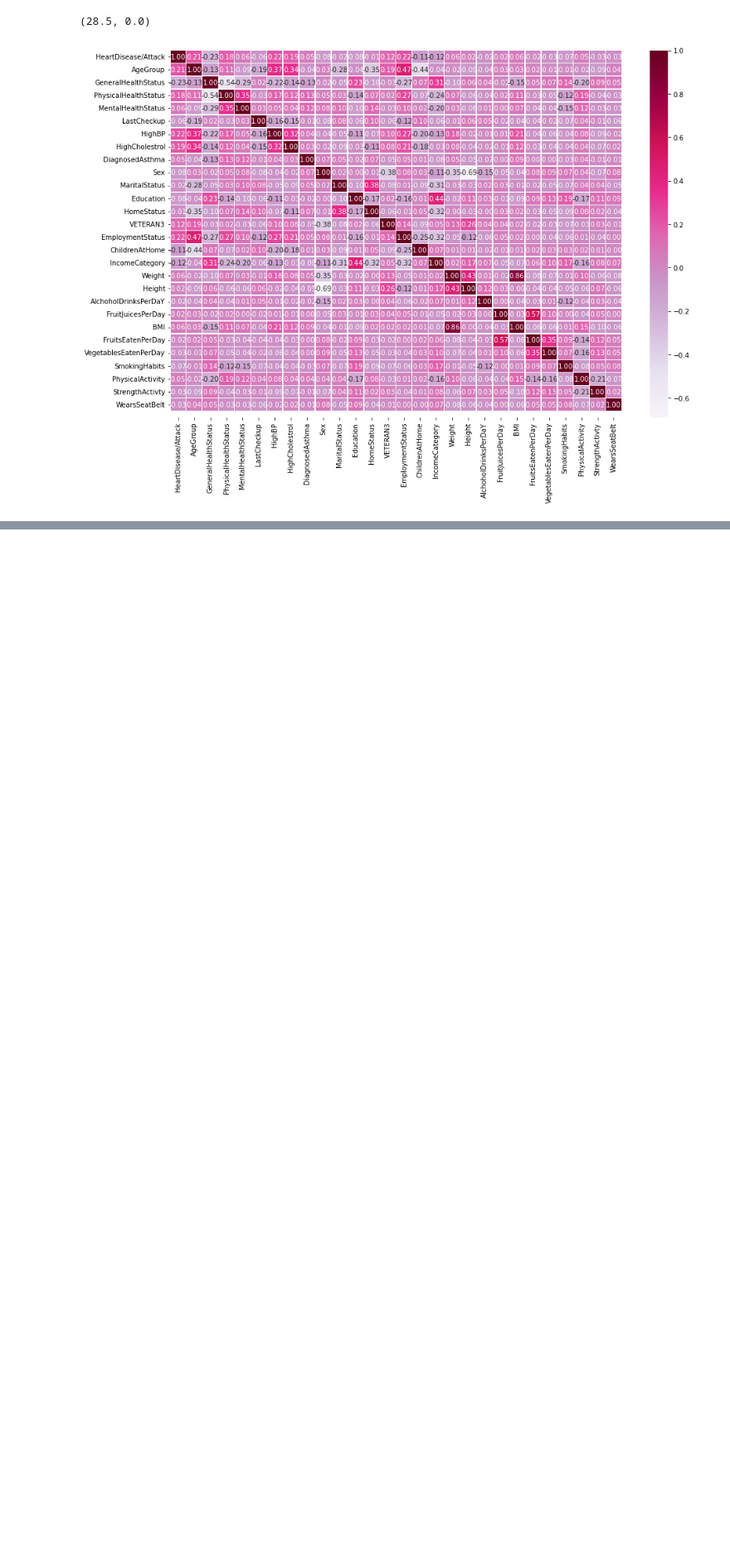
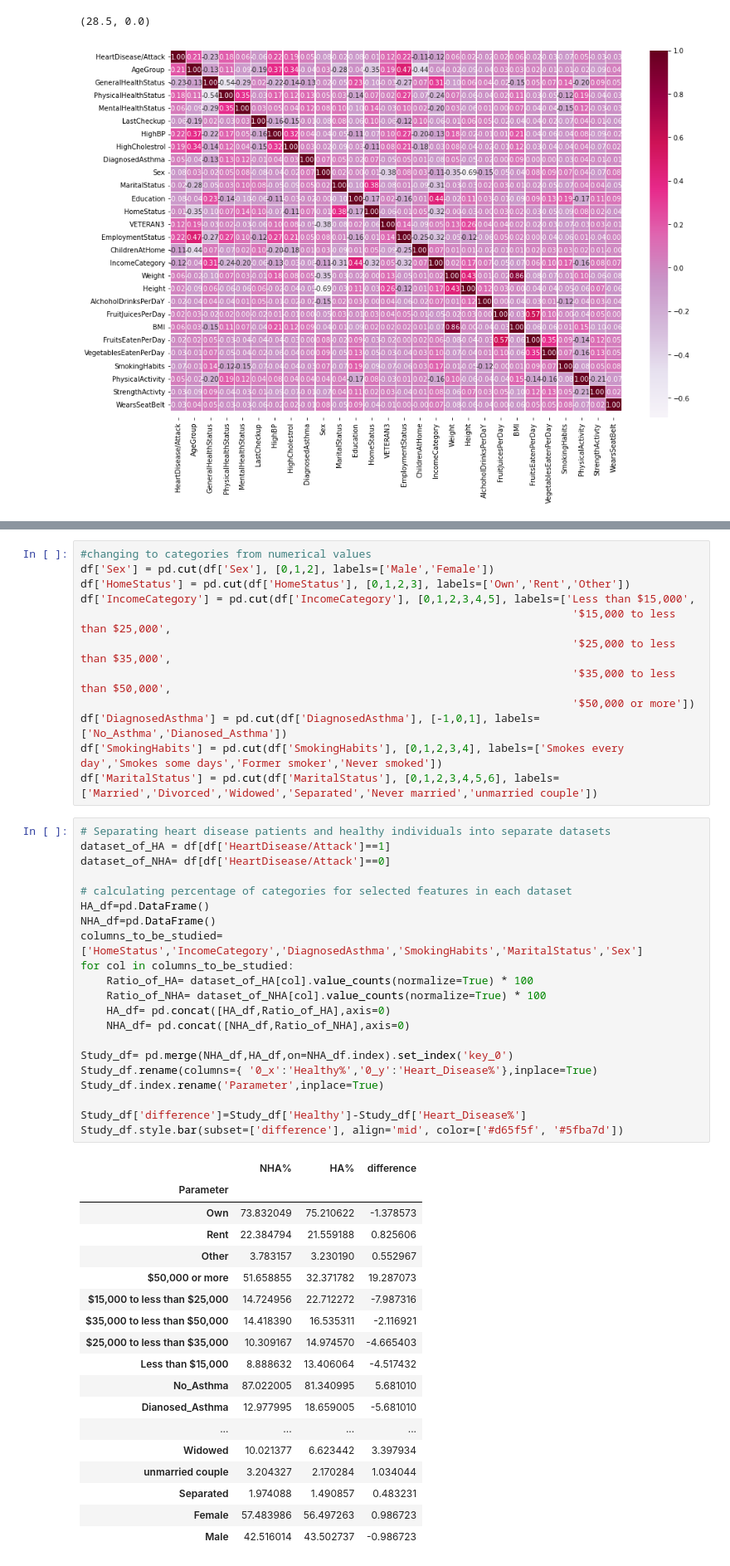
Before and after one commit to A-Refaie/DS_project, a Jupyter notebook: HD_analysis.ipynb, the cells around one changed output, grey strips where cells are left out. Shown at 83% size. Drawn from its saved outputs; the diff is of its cells as text; blank space fills up the shorter version.

```diff
--- a/HD_analysis.ipynb
+++ b/HD_analysis.ipynb
@@ -152,0 +174,52 @@ print(classification_report(y_test, y_preds))
+# %%
+#changing to categories from numerical values
+df['Sex'] = pd.cut(df['Sex'], [0,1,2], labels=['Male','Female'])
+df['HomeStatus'] = pd.cut(df['HomeStatus'], [0,1,2,3], labels=['Own','Rent','Other'])
+df['IncomeCategory'] = pd.cut(df['IncomeCategory'], [0,1,2,3,4,5], labels=['Less than $15,000',
+                                                                            '$15,000 to less than $25,000',
+                                                                            '$25,000 to less than $35,000',
+                                                                            '$35,000 to less than $50,000',
+                                                                            '$50,000 or more'])
+df['DiagnosedAsthma'] = pd.cut(df['DiagnosedAsthma'], [-1,0,1], labels=['No_Asthma','Dianosed_Asthma'])
+df['SmokingHabits'] = pd.cut(df['SmokingHabits'], [0,1,2,3,4], labels=['Smokes every day','Smokes some days','Former smoker','Never smoked'])
+df['MaritalStatus'] = pd.cut(df['MaritalStatus'], [0,1,2,3,4,5,6], labels=['Married','Divorced','Widowed','Separated','Never married','unmarried couple'])
+# %%
+# Separating heart disease patients and healthy individuals into separate datasets
+dataset_of_HA = df[df['HeartDisease/Attack']==1]
+dataset_of_NHA= df[df['HeartDisease/Attack']==0]
+
+# calculating percentage of categories for selected features in each dataset
+HA_df=pd.DataFrame()
+NHA_df=pd.DataFrame()
+columns_to_be_studied=['HomeStatus','IncomeCategory','DiagnosedAsthma','SmokingHabits','MaritalStatus','Sex']
+for col in columns_to_be_studied:
+    Ratio_of_HA= dataset_of_HA[col].value_counts(normalize=True) * 100
+    Ratio_of_NHA= dataset_of_NHA[col].value_counts(normalize=True) * 100
+    HA_df= pd.concat([HA_df,Ratio_of_HA],axis=0)
+    NHA_df= pd.concat([NHA_df,Ratio_of_NHA],axis=0)
+
+Study_df= pd.merge(NHA_df,HA_df,on=NHA_df.index).set_index('key_0')
+Study_df.rename(columns={ '0_x':'Healthy%','0_y':'Heart_Disease%'},inplace=True)
+Study_df.index.rename('Parameter',inplace=True)
+
+Study_df['difference']=Study_df['Healthy']-Study_df['Heart_Disease%']
+Study_df.style.bar(subset=['difference'], align='mid', color=['#d65f5f', '#5fba7d'])
+# %% [output]
+|  | NHA% | HA% | difference |
+| Parameter |  |  |  |
+| Own | 73.832049 | 75.210622 | -1.378573 |
+| Rent | 22.384794 | 21.559188 | 0.825606 |
+| Other | 3.783157 | 3.230190 | 0.552967 |
+| $50,000 or more | 51.658855 | 32.371782 | 19.287073 |
+| $15,000 to less than $25,000 | 14.724956 | 22.712272 | -7.987316 |
+| $35,000 to less than $50,000 | 14.418390 | 16.535311 | -2.116921 |
+| $25,000 to less than $35,000 | 10.309167 | 14.974570 | -4.665403 |
+| Less than $15,000 | 8.888632 | 13.406064 | -4.517432 |
+| No_Asthma | 87.022005 | 81.340995 | 5.681010 |
+| Dianosed_Asthma | 12.977995 | 18.659005 | -5.681010 |
+| ... | ... | ... | ... |
+| Widowed | 10.021377 | 6.623442 | 3.397934 |
+| unmarried couple | 3.204327 | 2.170284 | 1.034044 |
+| Separated | 1.974088 | 1.490857 | 0.483231 |
+| Female | 57.483986 | 56.497263 | 0.986723 |
+| Male | 42.516014 | 43.502737 | -0.986723 |
```
Also changed, not shown: parts of 22 cells of this notebook, 2 other files.
